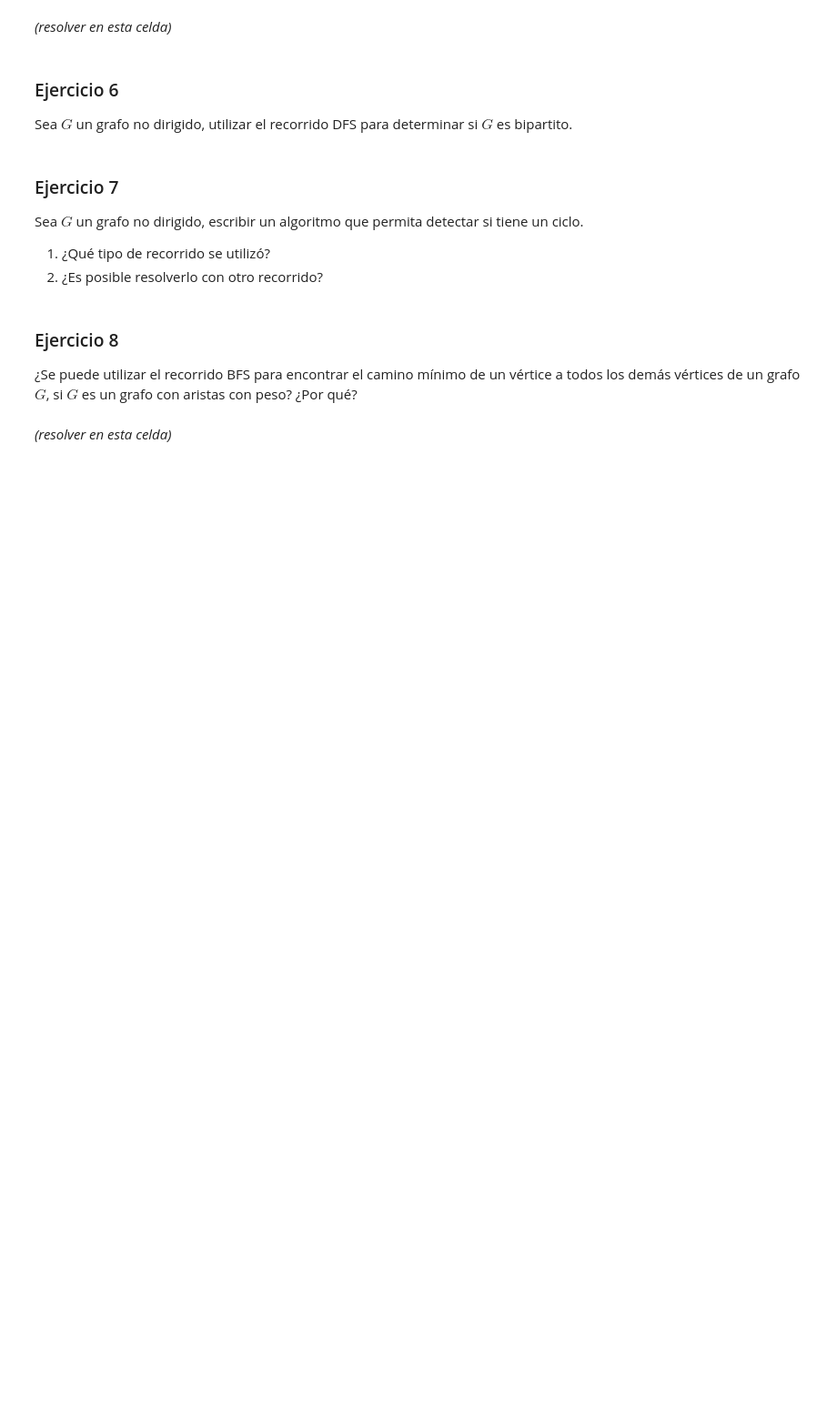
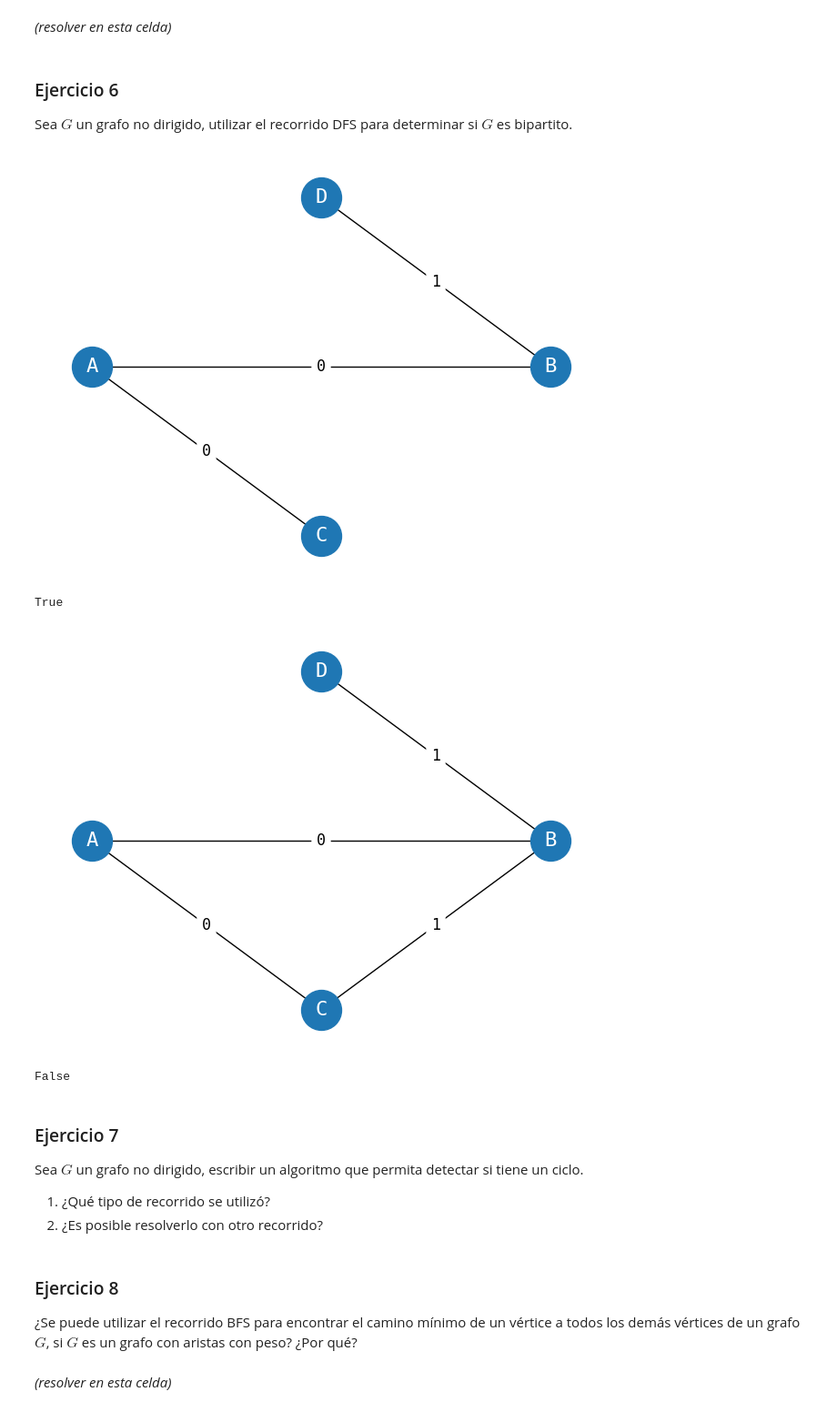
Before and after one commit to Nacho1810/eed-untref--Ignacio-Lobo, a Jupyter notebook: guia6/Guia 6.ipynb, the cells around one changed output. Shown at 91% size. Saved outputs shown, nothing was run; the diff lists cells and outputs as text; code cells hidden in the pictures; blank space fills up the shorter version.

```diff
--- a/guia6/Guia 6.ipynb
+++ b/guia6/Guia 6.ipynb
@@ -64,8 +150,43 @@ _(resolver en esta celda)_
 
 Sea $G$ un grafo no dirigido, utilizar el recorrido DFS para determinar si $G$ es bipartito.
 # %%
-def es_bipartito_con_dfs():  # agregar argumentos necesarios.
-    pass
+from edd.grafo import Grafo, Vertice
+from edd.cola import Cola
+def es_bipartito_con_dfs(G: Grafo,s:Vertice):  # agregar argumentos necesarios.
+
+    s = G._vertices[str(s)]
+    novisit = {v:True for v in G.vertices}
+    color = {}
+    color[s]= True
+    c = Cola()
+    c.encolar(s)
+    while not c.esta_vacia():
+        v = c.desencolar()
+        for w in v.adyacentes:
+            if novisit[w]:
+                novisit[w]=False
+                color[w] = not color[v]
+                c.encolar(w)
+            elif color[w] == color[v]:
+                return False
+
+    return True
+
+G = Grafo()
+G.agregar_arista("B", "D", 1)
+G.agregar_arista("B", "D", 0)
+G.agregar_arista("C", "A", 0)
+G.agregar_arista("A", "B", 0)
+G.draw()
+print(es_bipartito_con_dfs(G,"A"))
+G.agregar_arista("C","B",1)
+G.draw()
+print(es_bipartito_con_dfs(G,"A"))
+# %% [output]
+[figure, added]
+True
+[figure, added]
+False
 # %% [markdown]
 ### Ejercicio 7
 
```
Also changed, not shown: parts of 6 cells of this notebook, 4 other files.
